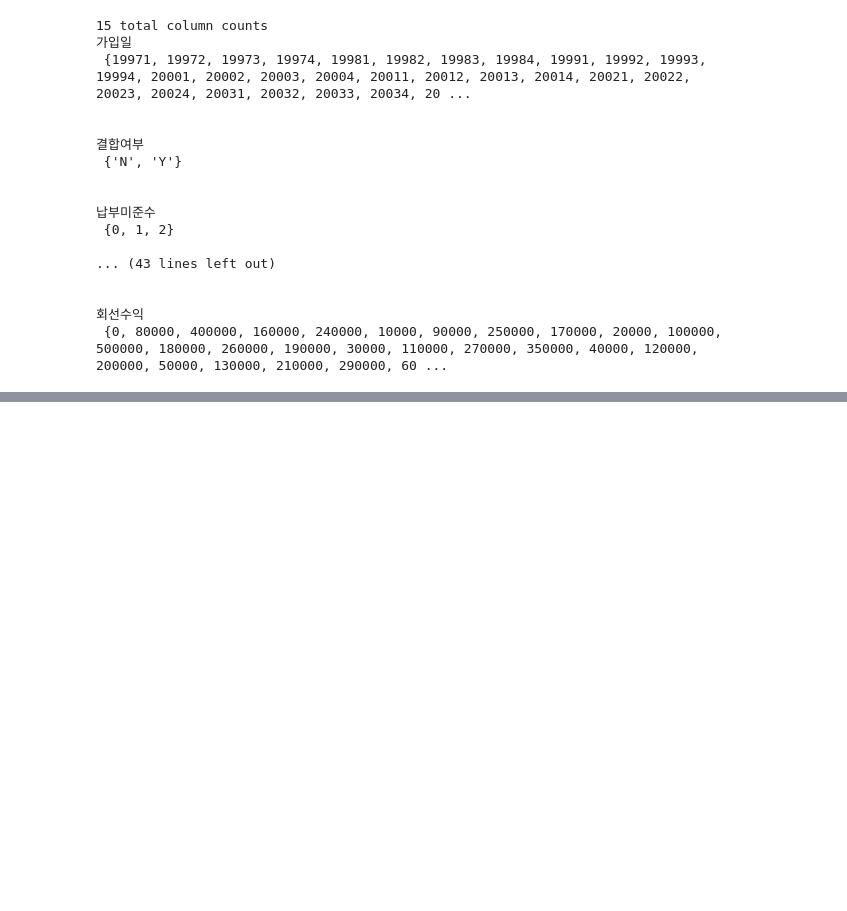
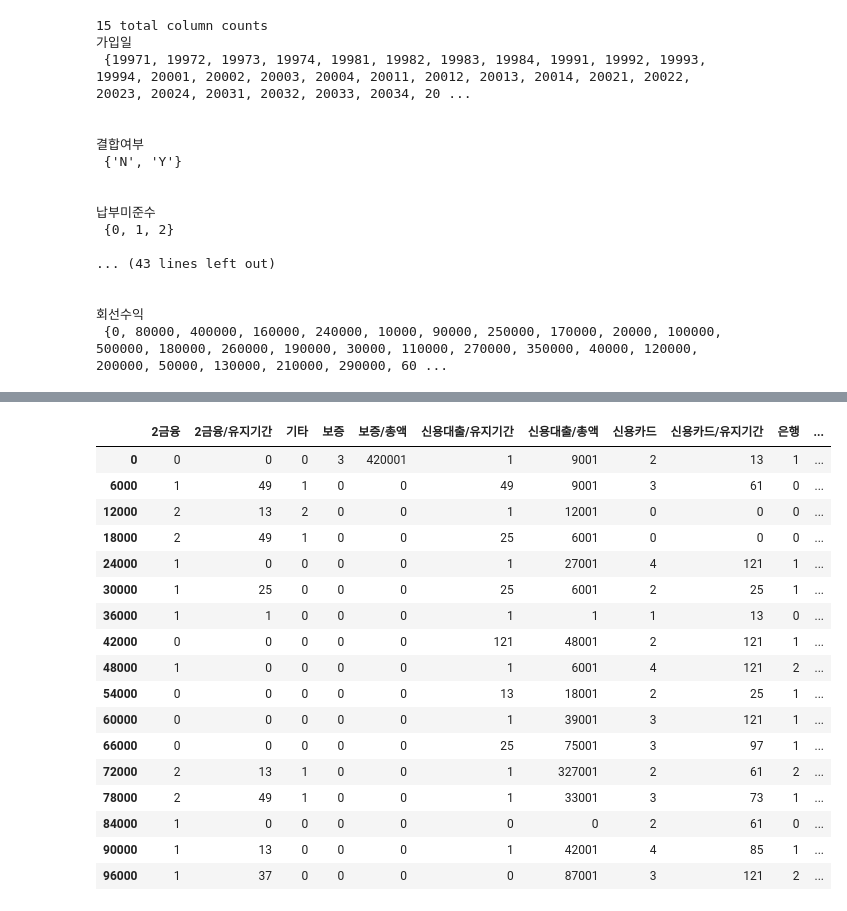
Before and after one commit to Queie/TensorFlow, a Jupyter notebook: Callenge_data/Overview.ipynb, the cells around one changed output, grey strips where cells are left out. Cells and saved outputs as stored; diff of their text form; code cells hidden in the pictures; blank space fills up the shorter version.

```diff
--- a/Callenge_data/Overview.ipynb
+++ b/Callenge_data/Overview.ipynb
@@ -344,0 +359,3 @@ df[Column_index][::3000]
+# %%
+Column_index = 'SCI'
+df[Column_index].head(2)
@@ -344,0 +391,21 @@ df[Column_index][::3000]
+# %%
+df[Column_index][::6000]
+# %% [output]
+|  | 2금융 | 2금융/유지기간 | 기타 | 보증 | 보증/총액 | 신용대출/유지기간 | 신용대출/총액 | 신용카드 | 신용카드/유지기간 | 은행 | ... |
+| 0 | 0 | 0 | 0 | 3 | 420001 | 1 | 9001 | 2 | 13 | 1 | ... |
+| 6000 | 1 | 49 | 1 | 0 | 0 | 49 | 9001 | 3 | 61 | 0 | ... |
+| 12000 | 2 | 13 | 2 | 0 | 0 | 1 | 12001 | 0 | 0 | 0 | ... |
+| 18000 | 2 | 49 | 1 | 0 | 0 | 25 | 6001 | 0 | 0 | 0 | ... |
+| 24000 | 1 | 0 | 0 | 0 | 0 | 1 | 27001 | 4 | 121 | 1 | ... |
+| 30000 | 1 | 25 | 0 | 0 | 0 | 25 | 6001 | 2 | 25 | 1 | ... |
+| 36000 | 1 | 1 | 0 | 0 | 0 | 1 | 1 | 1 | 13 | 0 | ... |
+| 42000 | 0 | 0 | 0 | 0 | 0 | 121 | 48001 | 2 | 121 | 1 | ... |
+| 48000 | 1 | 0 | 0 | 0 | 0 | 1 | 6001 | 4 | 121 | 2 | ... |
+| 54000 | 0 | 0 | 0 | 0 | 0 | 13 | 18001 | 2 | 25 | 1 | ... |
+| 60000 | 0 | 0 | 0 | 0 | 0 | 1 | 39001 | 3 | 121 | 1 | ... |
+| 66000 | 0 | 0 | 0 | 0 | 0 | 25 | 75001 | 3 | 97 | 1 | ... |
+| 72000 | 2 | 13 | 1 | 0 | 0 | 1 | 327001 | 2 | 61 | 2 | ... |
+| 78000 | 2 | 49 | 1 | 0 | 0 | 1 | 33001 | 3 | 73 | 1 | ... |
+| 84000 | 1 | 0 | 0 | 0 | 0 | 0 | 0 | 2 | 61 | 0 | ... |
+| 90000 | 1 | 13 | 0 | 0 | 0 | 1 | 42001 | 4 | 85 | 1 | ... |
+| 96000 | 1 | 37 | 0 | 0 | 0 | 0 | 87001 | 3 | 121 | 2 | ... |
```
Also changed, not shown: parts of 16 cells of this notebook.
